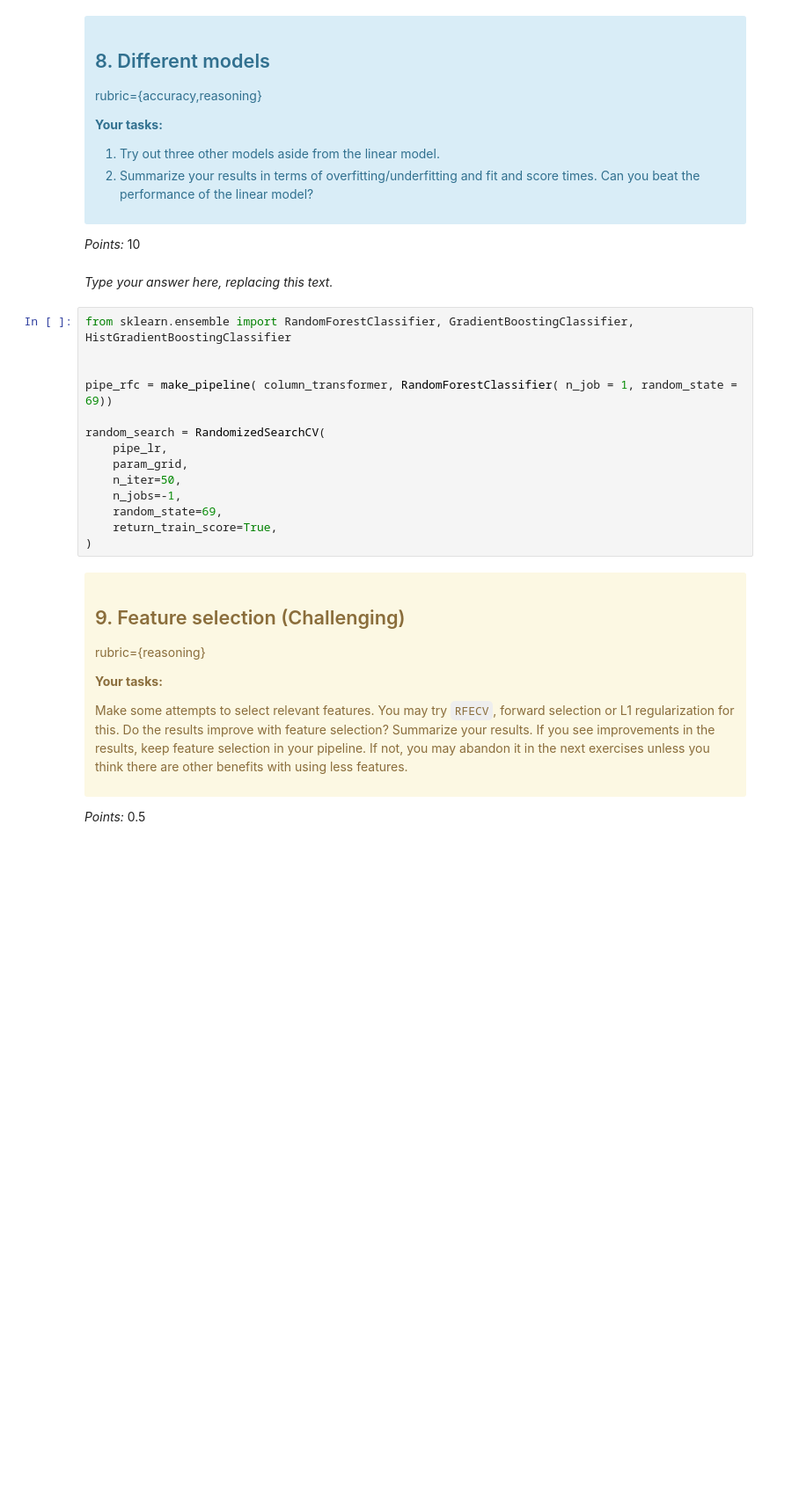
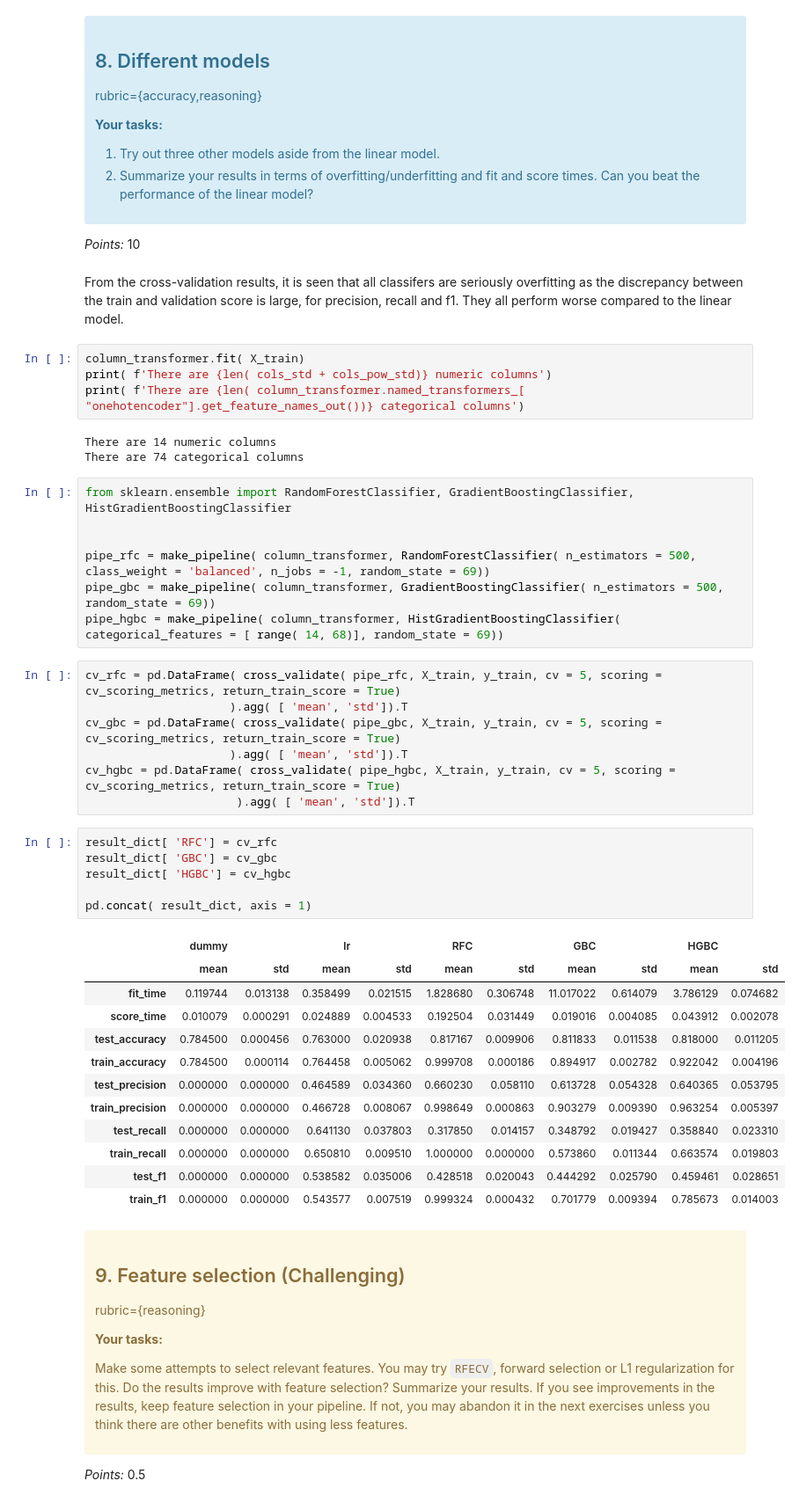
Before and after one commit to UBC-MDS/dsci573-lab4-auyeung-chan, a Jupyter notebook: lab4.ipynb, the cells around one changed output. Shown at 88% size. Drawn from its saved outputs; the diff is of its cells as text; blank space fills up the shorter version.

```diff
--- a/lab4.ipynb
+++ b/lab4.ipynb
@@ -413,22 +414,48 @@ rubric={accuracy,reasoning}
 </div>
 
 _Points:_ 10
-# %% [markdown]
-_Type your answer here, replacing this text._
+# %% [markdown]
+From the cross-validation results, it is seen that all classifers are seriously overfitting as the discrepancy between the train and validation score is large, for precision, recall and f1. They all perform worse compared to the linear model.
+# %%
+column_transformer.fit( X_train)
+print( f'There are {len( cols_std + cols_pow_std)} numeric columns')
+print( f'There are {len( column_transformer.named_transformers_[ "onehotencoder"].get_feature_names_out())} categorical columns')
+# %% [output]
+There are 14 numeric columns
+There are 74 categorical columns
 # %%
 from sklearn.ensemble import RandomForestClassifier, GradientBoostingClassifier, HistGradientBoostingClassifier
 
 
-pipe_rfc = make_pipeline( column_transformer, RandomForestClassifier( n_job = 1, random_state = 69))
-
-random_search = RandomizedSearchCV(
-    pipe_lr,
-    param_grid,
-    n_iter=50,
-    n_jobs=-1,
-    random_state=69,
-    return_train_score=True,
-)
+pipe_rfc = make_pipeline( column_transformer, RandomForestClassifier( n_estimators = 500, class_weight = 'balanced', n_jobs = -1, random_state = 69))
+pipe_gbc = make_pipeline( column_transformer, GradientBoostingClassifier( n_estimators = 500, random_state = 69))
+pipe_hgbc = make_pipeline( column_transformer, HistGradientBoostingClassifier( categorical_features = [ range( 14, 68)], random_state = 69))
+# %%
+cv_rfc = pd.DataFrame( cross_validate( pipe_rfc, X_train, y_train, cv = 5, scoring = cv_scoring_metrics, return_train_score = True)
+                     ).agg( [ 'mean', 'std']).T
+cv_gbc = pd.DataFrame( cross_validate( pipe_gbc, X_train, y_train, cv = 5, scoring = cv_scoring_metrics, return_train_score = True)
+                     ).agg( [ 'mean', 'std']).T
+cv_hgbc = pd.DataFrame( cross_validate( pipe_hgbc, X_train, y_train, cv = 5, scoring = cv_scoring_metrics, return_train_score = True)
+                      ).agg( [ 'mean', 'std']).T
+# %%
+result_dict[ 'RFC'] = cv_rfc
+result_dict[ 'GBC'] = cv_gbc
+result_dict[ 'HGBC'] = cv_hgbc
+
+pd.concat( result_dict, axis = 1)
+# %% [output]
+|  | dummy |  | lr |  | RFC |  | GBC |  | HGBC |  |
+|  | mean | std | mean | std | mean | std | mean | std | mean | std |
+| fit_time | 0.119744 | 0.013138 | 0.358499 | 0.021515 | 1.828680 | 0.306748 | 11.017022 | 0.614079 | 3.786129 | 0.074682 |
+| score_time | 0.010079 | 0.000291 | 0.024889 | 0.004533 | 0.192504 | 0.031449 | 0.019016 | 0.004085 | 0.043912 | 0.002078 |
+| test_accuracy | 0.784500 | 0.000456 | 0.763000 | 0.020938 | 0.817167 | 0.009906 | 0.811833 | 0.011538 | 0.818000 | 0.011205 |
+| train_accuracy | 0.784500 | 0.000114 | 0.764458 | 0.005062 | 0.999708 | 0.000186 | 0.894917 | 0.002782 | 0.922042 | 0.004196 |
+| test_precision | 0.000000 | 0.000000 | 0.464589 | 0.034360 | 0.660230 | 0.058110 | 0.613728 | 0.054328 | 0.640365 | 0.053795 |
+| train_precision | 0.000000 | 0.000000 | 0.466728 | 0.008067 | 0.998649 | 0.000863 | 0.903279 | 0.009390 | 0.963254 | 0.005397 |
+| test_recall | 0.000000 | 0.000000 | 0.641130 | 0.037803 | 0.317850 | 0.014157 | 0.348792 | 0.019427 | 0.358840 | 0.023310 |
+| train_recall | 0.000000 | 0.000000 | 0.650810 | 0.009510 | 1.000000 | 0.000000 | 0.573860 | 0.011344 | 0.663574 | 0.019803 |
+| test_f1 | 0.000000 | 0.000000 | 0.538582 | 0.035006 | 0.428518 | 0.020043 | 0.444292 | 0.025790 | 0.459461 | 0.028651 |
+| train_f1 | 0.000000 | 0.000000 | 0.543577 | 0.007519 | 0.999324 | 0.000432 | 0.701779 | 0.009394 | 0.785673 | 0.014003 |
 # %% [markdown]
 <!-- END QUESTION -->
 
```
Also changed, not shown: parts of 9 cells of this notebook.
